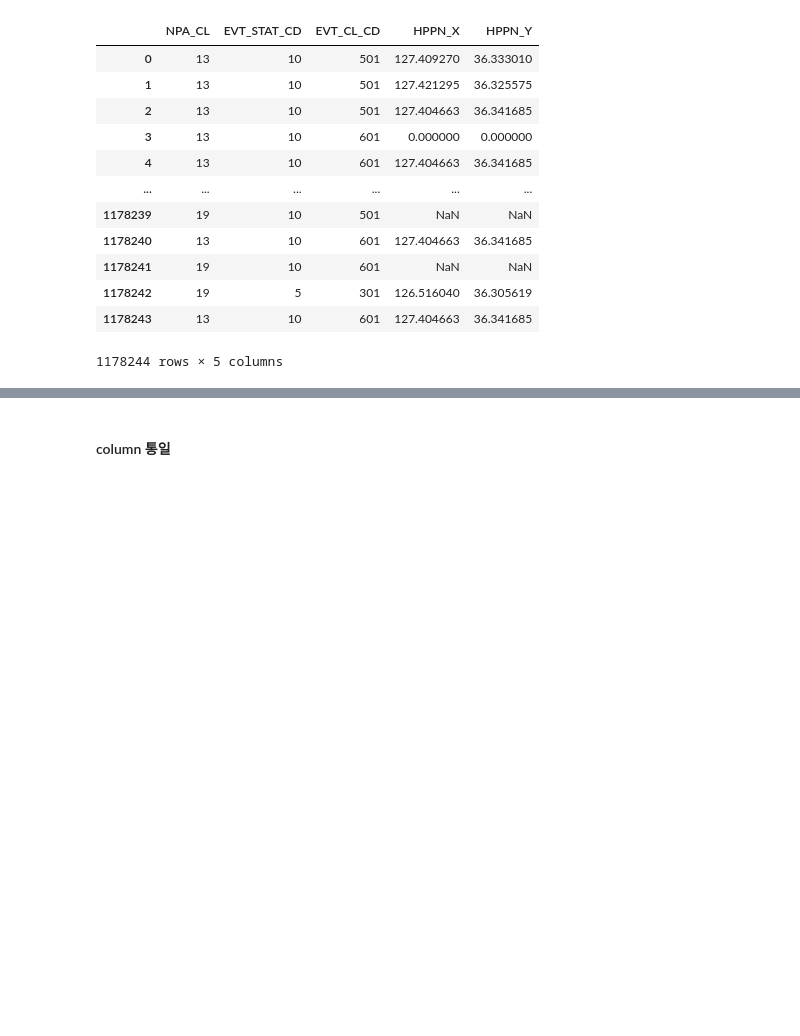
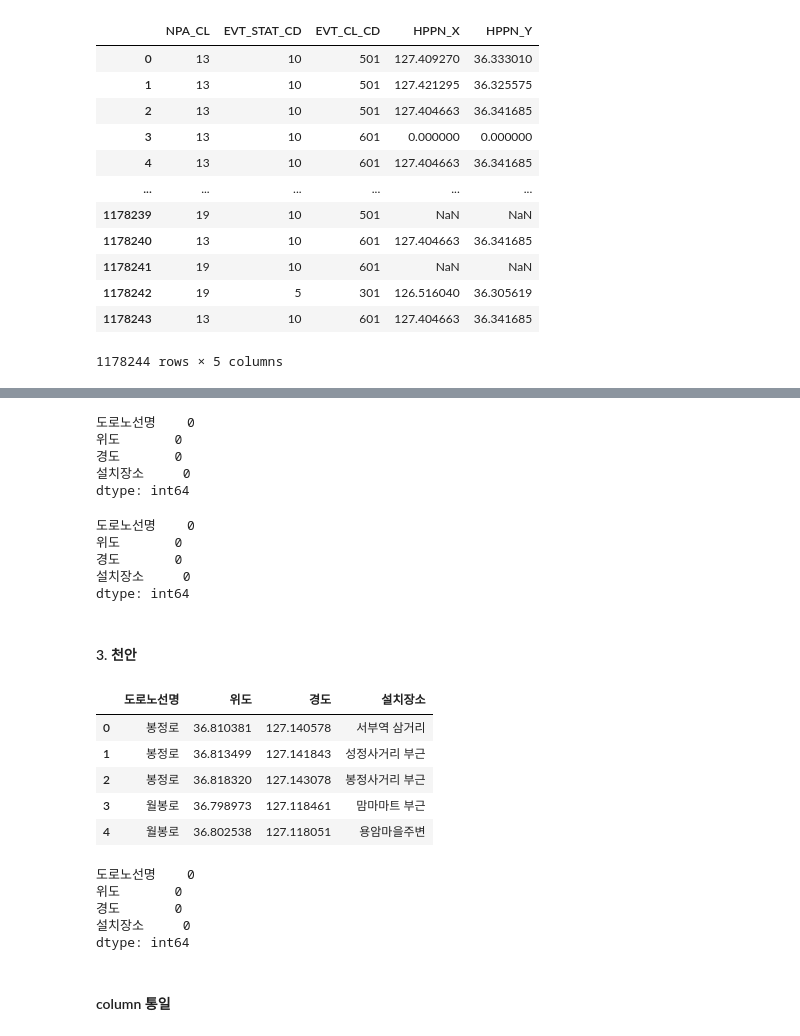
Before and after one commit to foxyhyun/police_data, a Jupyter notebook: main(1)(1).ipynb, the cells around one changed output, grey strips where cells are left out. Saved outputs shown, nothing was run; the diff lists cells and outputs as text; code cells hidden in the pictures; blank space fills up the shorter version.

```diff
--- a/main(1)(1).ipynb
+++ b/main(1)(1).ipynb
@@ -127,3 +216,40 @@ NPA_2020
+# %%
+BORYEONG.isnull().sum()
+# %% [output]
+도로노선명    0
+위도       0
+경도       0
+설치장소     0
+dtype: int64
+# %%
+BORYEONG.dropna(axis='index',how='any',inplace=True)
+BORYEONG.isnull().sum()
+# %% [output]
+도로노선명    0
+위도       0
+경도       0
+설치장소     0
+dtype: int64
+# %% [markdown]
+#### 3. 천안
+# %%
+CHEONAN.drop(['도로노선방향','도로노선번호','시도명','시군구명','도로종류','소재지도로명주소','소재지지번주소','단속구분','제한속도','단속구간위치구분','과속단속구간길이','보호구역구분','설치연도','관리기관명','관리기관전화번호','데이터기준일자','무인교통단속카메라관리번호'], axis=1, inplace=True)
+CHEONAN.head()
+# %% [output]
+|  | 도로노선명 | 위도 | 경도 | 설치장소 |
+| 0 | 봉정로 | 36.810381 | 127.140578 | 서부역 삼거리 |
+| 1 | 봉정로 | 36.813499 | 127.141843 | 성정사거리 부근 |
+| 2 | 봉정로 | 36.818320 | 127.143078 | 봉정사거리 부근 |
+| 3 | 월봉로 | 36.798973 | 127.118461 | 맘마마트 부근 |
+| 4 | 월봉로 | 36.802538 | 127.118051 | 용암마을주변 |
+# %%
+CHEONAN.isnull().sum()
+# %% [output]
+도로노선명    0
+위도       0
+경도       0
+설치장소     0
+dtype: int64
 # %% [markdown]
 #### column 통일
 # %%
```
Also changed, not shown: parts of 13 cells of this notebook.
